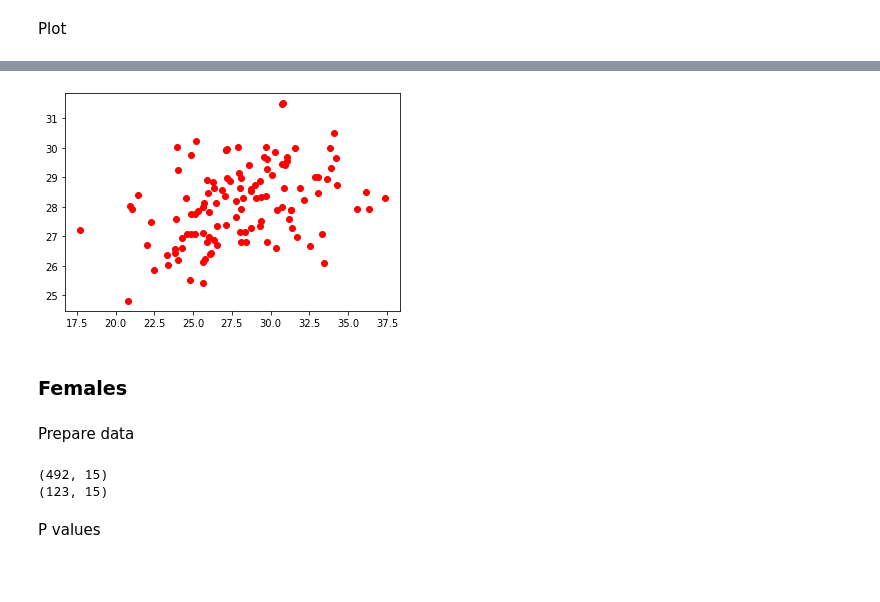
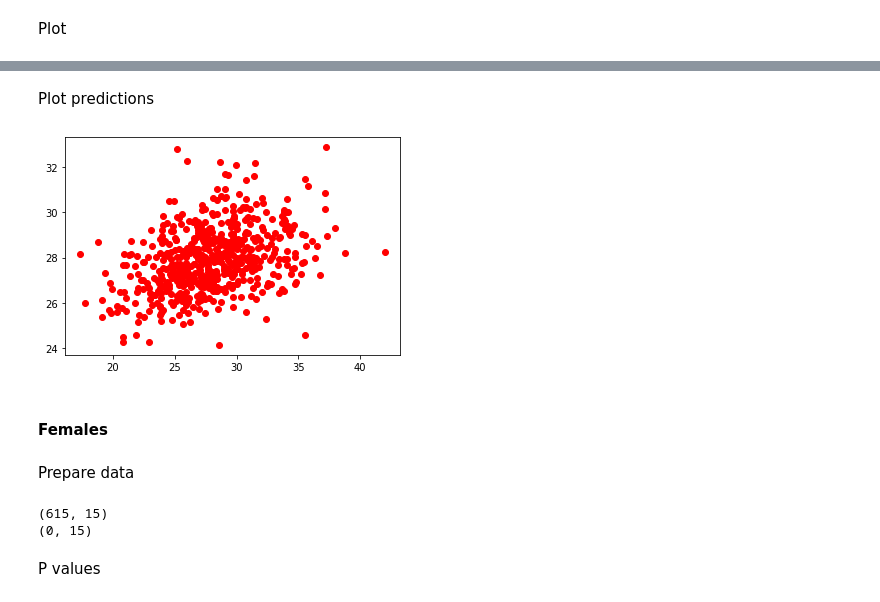
Before and after one commit to jaimebarran/a-eye_segmentation, a Jupyter notebook: deep_learning/3D_multilabel/extract_biometrics.ipynb, the cells around one changed output, grey strips where cells are left out. Drawn from its saved outputs; the diff is of its cells as text; code cells hidden in the pictures; blank space fills up the shorter version.

```diff
--- a/deep_learning/3D_multilabel/extract_biometrics.ipynb
+++ b/deep_learning/3D_multilabel/extract_biometrics.ipynb
@@ -2009,6 +2010,8 @@ stats = 0.9690878391265869 p_value = 4.27137e-10
 The null hypothesis can be rejected --> The set may NOT follow a normal distribution
 # %% [markdown]
 ### Linear regression
+# %%
+train_test = False
 # %% [markdown]
 #### Males
 # %% [markdown]
@@ -2023,18 +2026,20 @@ male_group = sex_group.get_group("M").dropna()
 columns = male_group.columns.tolist()
 
 # Filter the columns to remove ones we don't want.
-columns = [c for c in columns if c not in ["index", "Subject", "Sex", "Weight", "Height", "BMI"]]
+columns = [c for c in columns if c not in ["index", "Subject", "Sex", "Weight", "Height", "BMI", "Age"]]
 
 # Store the variable we'll be predicting on.
 target = "BMI"
 
 # Generate the training set.  Set random_state to be able to replicate results.
-train = male_group.sample(frac=0.8, random_state=1)
+if train_test:
+    train = male_group.sample(frac=0.8, random_state=1)
+else: train = male_group
 
 # Select anything not in the training set and put it in the testing set.
 test = male_group.loc[~male_group.index.isin(train.index)]
 
 # Print the shapes of both sets.
-print(train.shape)
+print(train[columns].shape)
 print(test.shape)
 # %% [output]
@@ -2082,14 +2097,27 @@ Test
 # %%
 # Predicting Error
 
-# Import the scikit-learn function to compute error.
-from sklearn.metrics import mean_squared_error
+# Import the scikit-learn function to compute error. Explained variance score.
+from sklearn.metrics import mean_squared_error, r2_score
 
-# Generate our predictions for the test set.
-predictions = model.predict(test[columns])
+if train_test:
+    # Generate our predictions for the test set.
+    predictions = model.predict(test[columns])
 
-# Compute error between our test predictions and the actual values.
-RMSE = mean_squared_error(predictions, test[target], squared=False)
+    # Compute error between our test predictions and the actual values.
+    RMSE = mean_squared_error(predictions, test[target], squared=False)
+    print('Root mean squared error: ', RMSE)
 
-print('Root mean squared error: ', RMSE)
+    # R² score
+    print('Variance score (R²-score): %.2f' % r2_score(test[target], predictions))
+else:
+    # Generate our predictions for the test set.
+    predictions = model.predict(train[columns])
+
+    # Compute error between our test predictions and the actual values.
+    RMSE = mean_squared_error(predictions, train[target], squared=False)
+    print('Root mean squared error: ', RMSE)
+
+    # R² score
+    print('Variance score (R²-score): %.2f' % r2_score(train[target], predictions))
 # %% [output]
@@ -2108,12 +2290,17 @@ Plot
+# %% [markdown]
+Plot predictions
 # %%
 # Plot outputs
-plt.scatter(test[target], predictions,  color='red')
+if train_test:
+    plt.scatter(test[target], predictions,  color='red')
+else:
+    plt.scatter(train[target], predictions, color='red')
 
 plt.show()
 # %% [output]
-[figure, old version]
+[figure, new version]
 # %% [markdown]
-### Females
+#### Females
 # %% [markdown]
 Prepare data
 # %%
@@ -2132,7 +2319,9 @@ columns = [c for c in columns if c not in ["index", "Subject", "Sex", "Weight",
 target = "BMI"
 
 # Generate the training set.  Set random_state to be able to replicate results.
-train = female_group.sample(frac=0.8, random_state=1)
+if train_test:
+    train = female_group.sample(frac=0.8, random_state=1)
+else: train = female_group
 
 # Select anything not in the training set and put it in the testing set.
 test = female_group.loc[~female_group.index.isin(train.index)]
@@ -2141,8 +2330,8 @@ test = female_group.loc[~female_group.index.isin(train.index)]
 print(train.shape)
 print(test.shape)
 # %% [output]
-(492, 15)
-(123, 15)
+(615, 15)
+(0, 15)
 # %% [markdown]
 P values
 # %%
```
Also changed, not shown: parts of 16 cells of this notebook.
